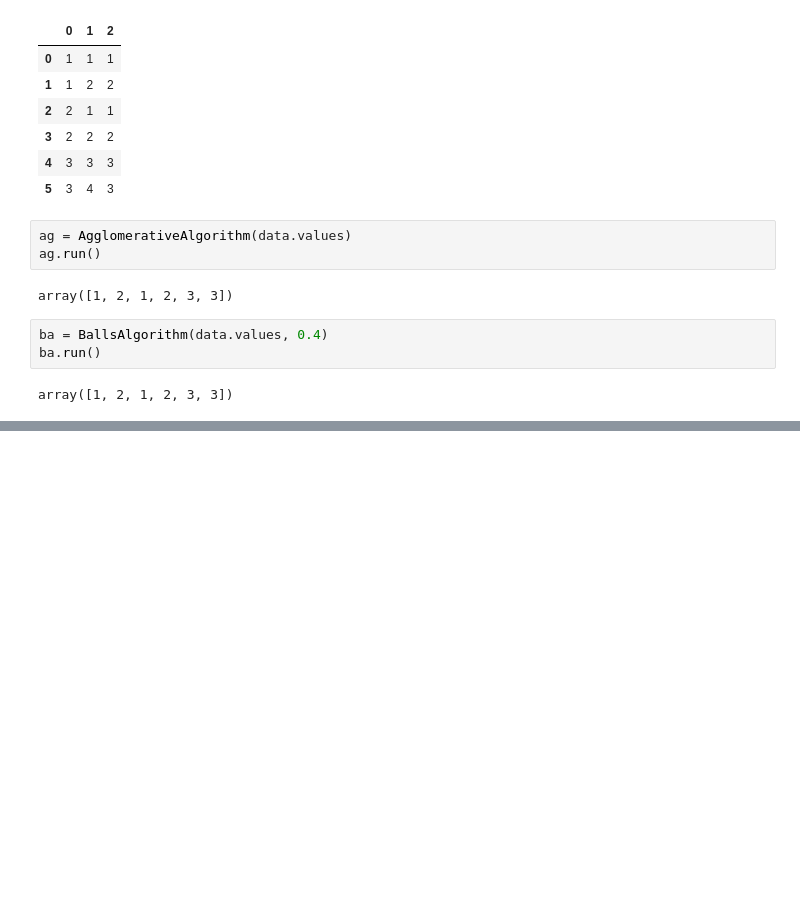
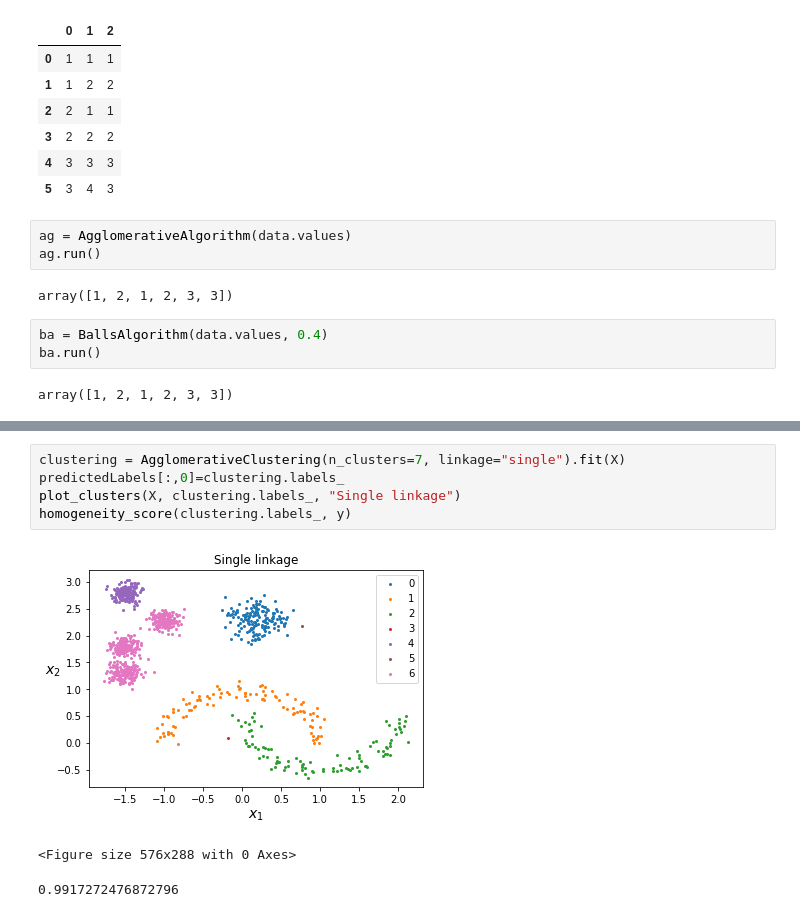
Before and after one commit to GatienBouyssou/CaseStudyExp, a Jupyter notebook: ImprovingClusteringRobustness.ipynb, the cells around one changed output, grey strips where cells are left out. Drawn from its saved outputs; the diff is of its cells as text; blank space fills up the shorter version.

```diff
--- a/ImprovingClusteringRobustness.ipynb
+++ b/ImprovingClusteringRobustness.ipynb
@@ -37,0 +249,9 @@ ls = LocalSearch(data.values)
+# %%
+clustering = AgglomerativeClustering(n_clusters=7, linkage="single").fit(X)
+predictedLabels[:,0]=clustering.labels_
+plot_clusters(X, clustering.labels_, "Single linkage")
+homogeneity_score(clustering.labels_, y)
+# %% [output]
+[figure, added]
+<Figure size 576x288 with 0 Axes>
+0.9917272476872796
```
Also changed, not shown: parts of 39 cells of this notebook, 3 other files.
